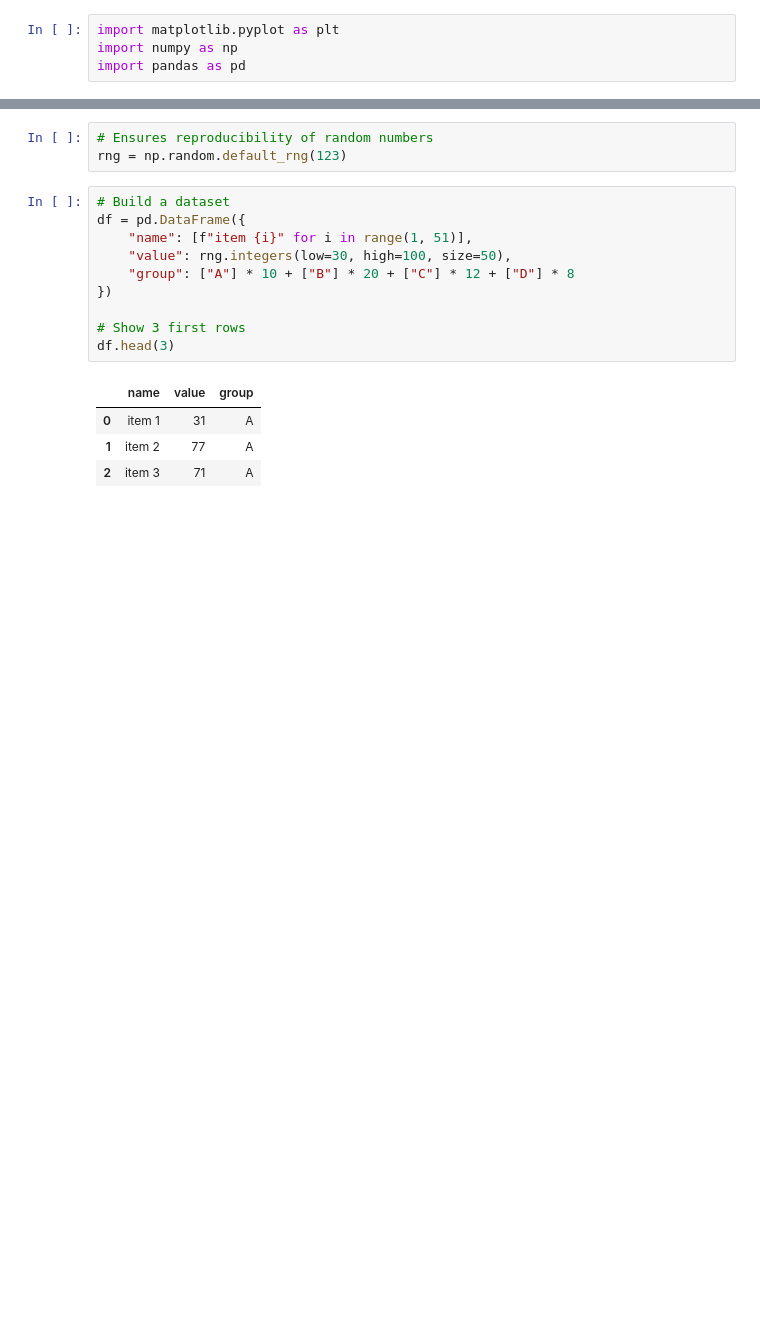
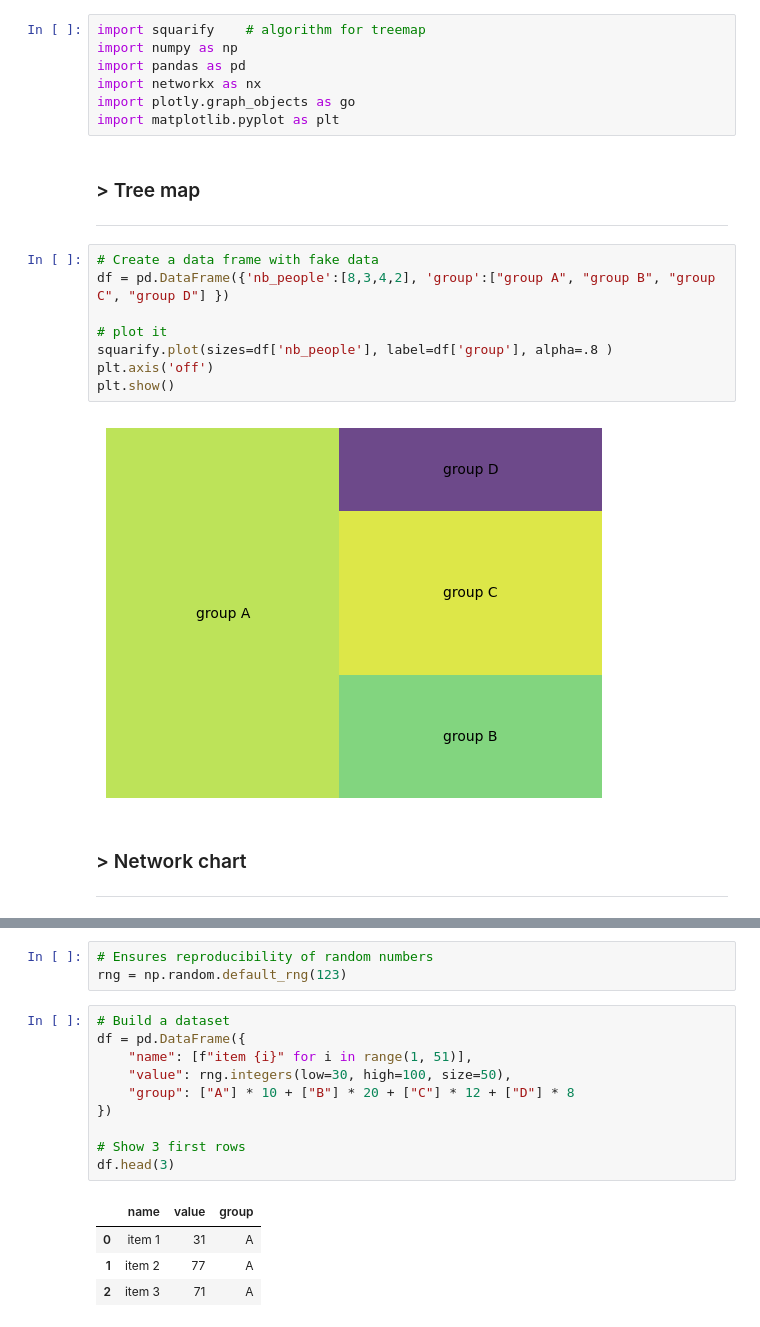
Before and after one commit to Yann-Fournier/Analyse_et_Exploration_de_donn-es-B3, a Jupyter notebook: DM/test.ipynb, the cells around one changed output, grey strips where cells are left out. Saved outputs shown, nothing was run; the diff lists cells and outputs as text; blank space fills up the shorter version.

```diff
--- a/DM/test.ipynb
+++ b/DM/test.ipynb
@@ -1,4 +1,23 @@
 # %%
-import matplotlib.pyplot as plt
+import squarify    # algorithm for treemap
 import numpy as np
 import pandas as pd
+import networkx as nx
+import plotly.graph_objects as go
+import matplotlib.pyplot as plt
+# %% [markdown]
+### > Tree map
+---
+# %%
+# Create a data frame with fake data
+df = pd.DataFrame({'nb_people':[8,3,4,2], 'group':["group A", "group B", "group C", "group D"] })
+
+# plot it
+squarify.plot(sizes=df['nb_people'], label=df['group'], alpha=.8 )
+plt.axis('off')
+plt.show()
+# %% [output]
+[figure, added]
+# %% [markdown]
+### > Network chart
+---
```
Also changed, not shown: parts of 5 cells of this notebook, 2 other files.
